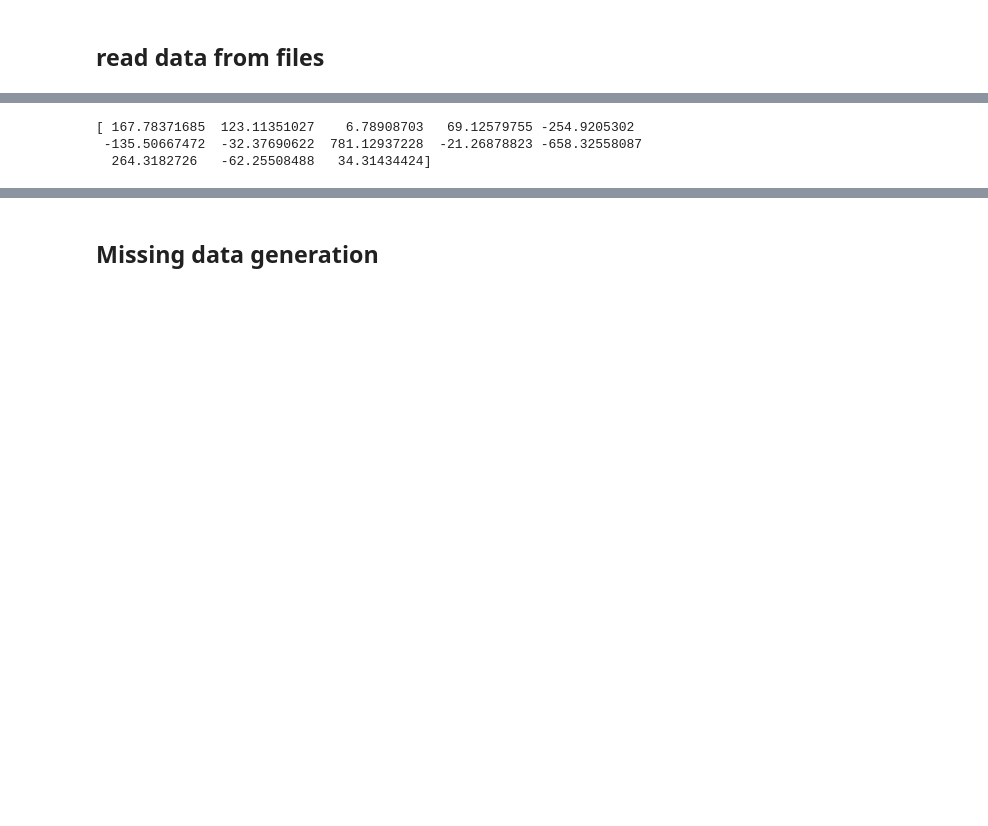
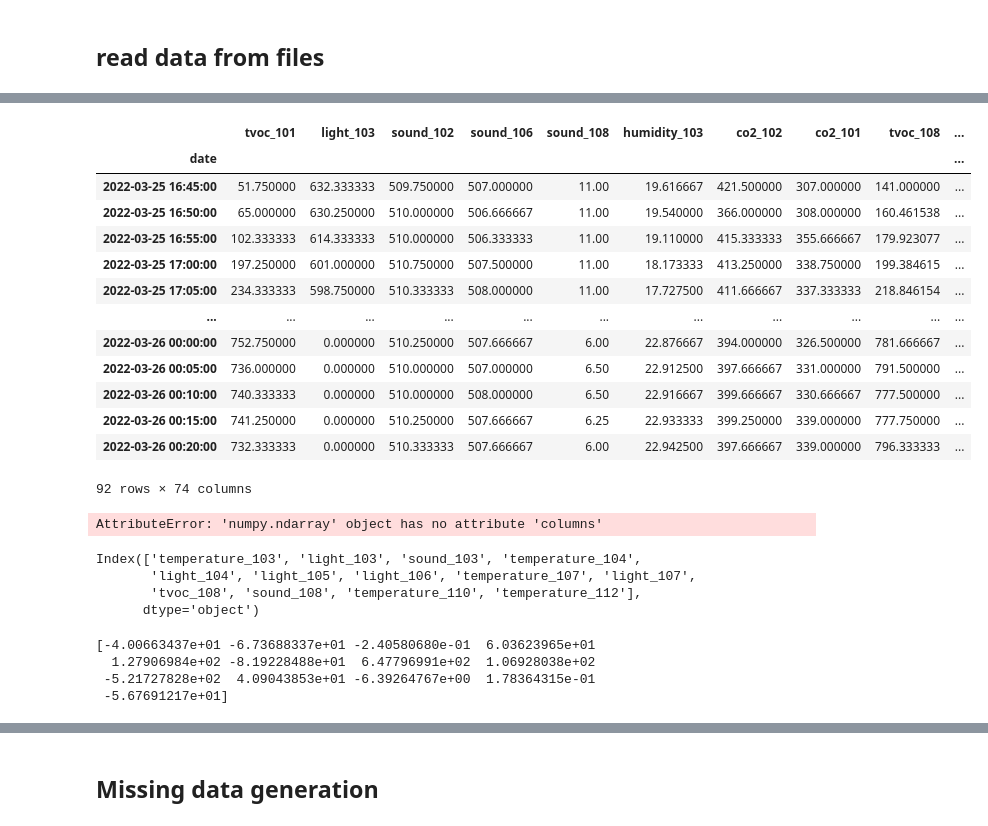
Before and after one commit to Ah-essabar/Master_SDS_Angers, a Jupyter notebook: S2/Mesures Polytech/FusionDataAll/HandlingMissingData/GenerationMissingdata.ipynb, the cells around one changed output, grey strips where cells are left out. Drawn from its saved outputs; the diff is of its cells as text; code cells hidden in the pictures; blank space fills up the shorter version.

Commit message:
working in features selection for regression

```diff
--- a/S2/Mesures Polytech/FusionDataAll/HandlingMissingData/GenerationMissingdata.ipynb
+++ b/S2/Mesures Polytech/FusionDataAll/HandlingMissingData/GenerationMissingdata.ipynb
@@ -206,0 +102,10 @@ df[var[col]]
+# %%
+import pandas as pd
+p=0.01
+y=pd.read_csv("y.csv", parse_dates=["date"], index_col="date")
+X=pd.read_csv("X.csv", parse_dates=["date"], index_col="date")
+y = y.values.ravel()
+X_train = X[:int(X.shape[0]*p)]
+X_test = X[int(X.shape[0]*p):]
+y_train = y[:int(X.shape[0]*p)]
+y_test = y[int(X.shape[0]*p):]
@@ -206,0 +129,9 @@ df[var[col]]
+# %%
+from sklearn.datasets import make_friedman1
+from sklearn.feature_selection import RFE
+from sklearn.svm import SVR
+# X, y = make_friedman1(n_samples=50, n_features=10, random_state=0)
+estimator = SVR(kernel="linear")
+selector = RFE(estimator, n_features_to_select=10, step=1)
+selector = selector.fit(X_train, y_train)
+selector.support_
@@ -206,0 +148,17 @@ df[var[col]]
+# %%
+X_train.iloc[:,selector.ranking_]
+# %% [output]
+|  | tvoc_101 | light_103 | sound_102 | sound_106 | sound_108 | humidity_103 | co2_102 | co2_101 | tvoc_108 | ... |
+| date |  |  |  |  |  |  |  |  |  | ... |
+| 2022-03-25 16:45:00 | 51.750000 | 632.333333 | 509.750000 | 507.000000 | 11.00 | 19.616667 | 421.500000 | 307.000000 | 141.000000 | ... |
+| 2022-03-25 16:50:00 | 65.000000 | 630.250000 | 510.000000 | 506.666667 | 11.00 | 19.540000 | 366.000000 | 308.000000 | 160.461538 | ... |
+| 2022-03-25 16:55:00 | 102.333333 | 614.333333 | 510.000000 | 506.333333 | 11.00 | 19.110000 | 415.333333 | 355.666667 | 179.923077 | ... |
+| 2022-03-25 17:00:00 | 197.250000 | 601.000000 | 510.750000 | 507.500000 | 11.00 | 18.173333 | 413.250000 | 338.750000 | 199.384615 | ... |
+| 2022-03-25 17:05:00 | 234.333333 | 598.750000 | 510.333333 | 508.000000 | 11.00 | 17.727500 | 411.666667 | 337.333333 | 218.846154 | ... |
+| ... | ... | ... | ... | ... | ... | ... | ... | ... | ... | ... |
+| 2022-03-26 00:00:00 | 752.750000 | 0.000000 | 510.250000 | 507.666667 | 6.00 | 22.876667 | 394.000000 | 326.500000 | 781.666667 | ... |
+| 2022-03-26 00:05:00 | 736.000000 | 0.000000 | 510.000000 | 507.000000 | 6.50 | 22.912500 | 397.666667 | 331.000000 | 791.500000 | ... |
+| 2022-03-26 00:10:00 | 740.333333 | 0.000000 | 510.000000 | 508.000000 | 6.50 | 22.916667 | 399.666667 | 330.666667 | 777.500000 | ... |
+| 2022-03-26 00:15:00 | 741.250000 | 0.000000 | 510.250000 | 507.666667 | 6.25 | 22.933333 | 399.250000 | 339.000000 | 777.750000 | ... |
+| 2022-03-26 00:20:00 | 732.333333 | 0.000000 | 510.333333 | 507.666667 | 6.00 | 22.942500 | 397.666667 | 339.000000 | 796.333333 | ... |
+92 rows × 74 columns
@@ -206,0 +170,11 @@ df[var[col]]
+# %%
+var=X.columns[colonesSelected]
+# %% [output]
+AttributeError: 'numpy.ndarray' object has no attribute 'columns'
+# %%
+var
+# %% [output]
+Index(['temperature_103', 'light_103', 'sound_103', 'temperature_104',
+       'light_104', 'light_105', 'light_106', 'temperature_107', 'light_107',
+       'tvoc_108', 'sound_108', 'temperature_110', 'temperature_112'],
+      dtype='object')
@@ -208,13 +187,14 @@ df[var[col]]
 import pandas
 from sklearn import linear_model
 
-X = df[var]
+X = X[var].copy()
+print(X.columns)
 col = [0, 4, 5, 7, 8, 9, 13, 14, 15, 17, 18, 21, 25, 26, 29, 30, 32, 33, 34, 35, 36]
-col = [0, 4, 5, 7, 8, 9, 13,  15,  18, 21,  26, 29, 30]
+col = [0, 4, 5, 7,  9, 13, 15, 18, 21, 26,  30]
 col2    =[0, 1, 2, 3, 4, 5,6,  8, 10, 11, 13, 14,15]
-X= X.iloc[:,col]
-#X= X.iloc[:,col2]
-y = df['elec_general_219_w']
+# X= X[col]
+#X= X.iloc[:,col]
+y = y
 # importing train_test_split from sklearn
 from sklearn.model_selection import train_test_split
 # splitting the data
@@ -234,9 +214,10 @@ y_pred = regr.predict(X_test)
 
 print(regr.coef_)
 # %% [output]
-[ 167.78371685  123.11351027    6.78908703   69.12579755 -254.9205302
- -135.50667472  -32.37690622  781.12937228  -21.26878823 -658.32558087
-  264.3182726   -62.25508488   34.31434424]
+[-4.00663437e+01 -6.73688337e+01 -2.40580680e-01  6.03623965e+01
+  1.27906984e+02 -8.19228488e+01  6.47796991e+02  1.06928038e+02
+ -5.21727828e+02  4.09043853e+01 -6.39264767e+00  1.78364315e-01
+ -5.67691217e+01]
 # %%
 import pandas as pd
 import numpy as np
```
Also changed, not shown: parts of 34 cells of this notebook, 2 other files.
